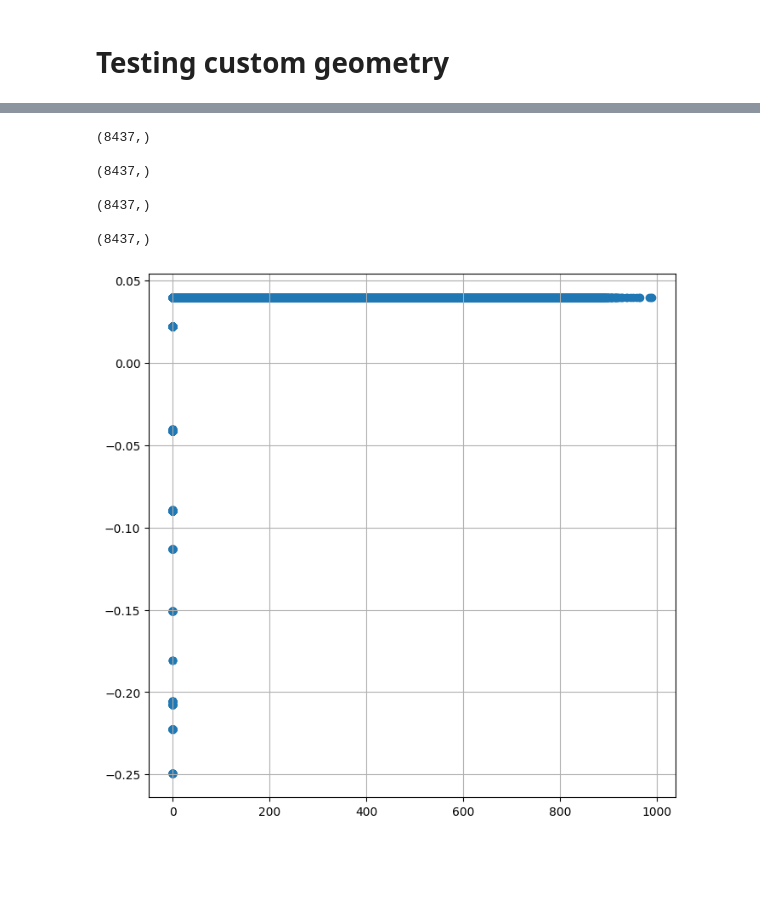
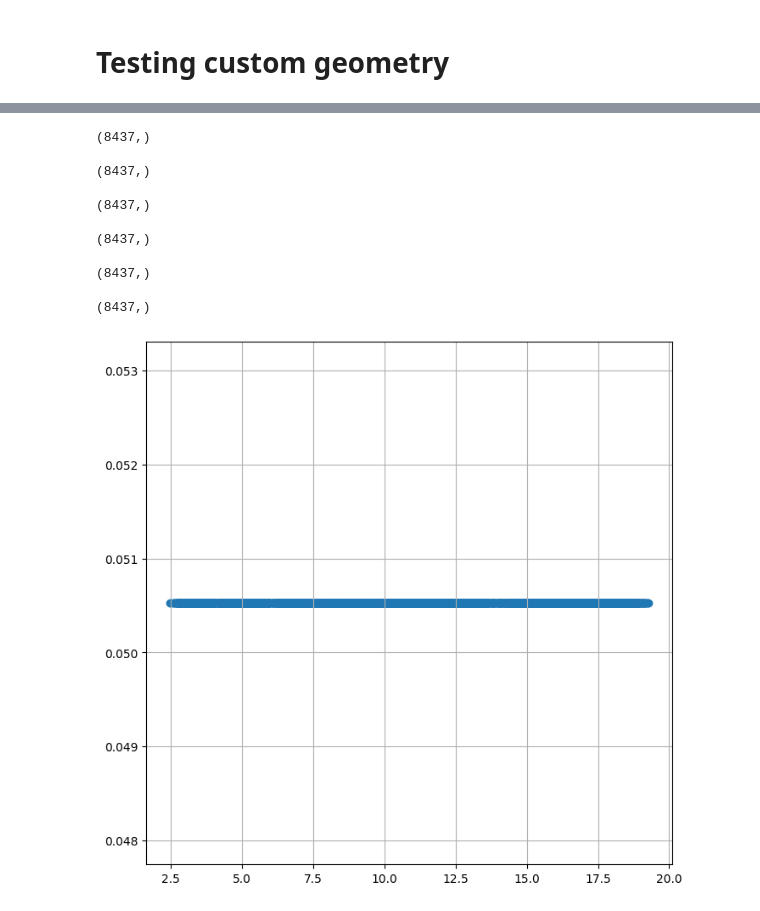
Before and after one commit to June-Skeeter/ML_Scripts, a Jupyter notebook: NN_Custom_Geometry.ipynb, the cells around one changed output, grey strips where cells are left out. Drawn from its saved outputs; the diff is of its cells as text; code cells hidden in the pictures; blank space fills up the shorter version.

```diff
--- a/NN_Custom_Geometry.ipynb
+++ b/NN_Custom_Geometry.ipynb
@@ -60,15 +60,15 @@ def Calc_VPD(TA, RH):
     return (VPD)
 
 
-Training_Data = Data[['FC','TS_1_1_1','TS_1_2_1','WTD','SW_IN','RH','TA']].dropna()
+Training_Data = Data[['FC','TS_1_1_1','TS_1_2_1','WTD','SW_IN','LW_IN','SW_OUT','LW_OUT','RH','TA']].dropna()
 
 Training_Data['Month'] = Training_Data.index.month
 Training_Data['DOY'] = Training_Data.index.dayofyear
 Training_Data['HR'] = Training_Data.index.hour
 Training_Data['VPD'] = Calc_VPD(Training_Data['TA'],Training_Data['RH'])
 
-x_train_GPP = Training_Data[['SW_IN','Month']].values
-x_train_ER = Training_Data[['TS_1_1_1','Month']].values
+x_train_GPP = Training_Data[['SW_IN','LW_IN','SW_OUT','LW_OUT']].values
+x_train_ER = Training_Data[['TS_1_1_1','TS_1_2_1']].values
 y_train_NEE = Training_Data[['FC']].values
 
 print(y_train_NEE.shape)
@@ -372,19 +501,23 @@ for i in range(x_train_ER.shape[1]):
 # %%
 
 for d in Derivs:
 
     print(d.shape)
     print()
 fig,ax=plt.subplots(figsize=(8,8))
-ax.scatter(x_train_GPP[:,0],Derivs[0])
+ax.scatter(x_train_ER[:,0],Derivs[4])
 # ax.set_xlim(-1,1)
 ax.grid()
 # %% [output]
 (8437,)
 
 (8437,)
 
 (8437,)
 
 (8437,)
+
+(8437,)
+
+(8437,)
-[figure, old version]
+[figure, new version]
```
Also changed, not shown: parts of 9 cells of this notebook, 5 other files.
